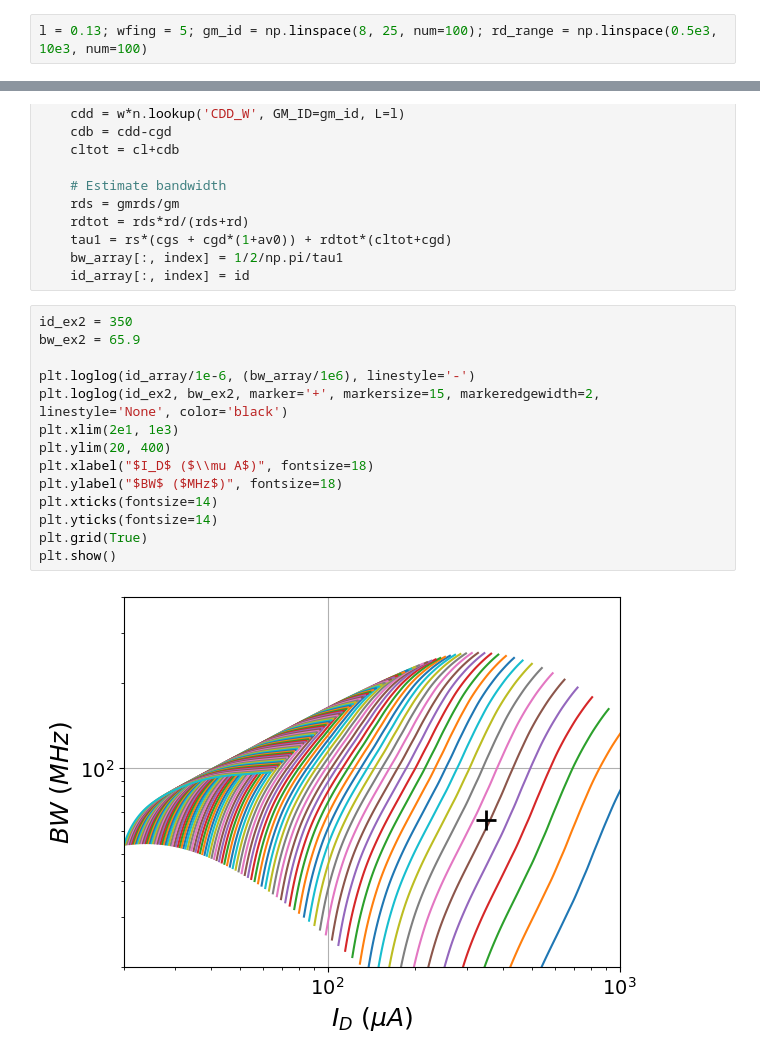
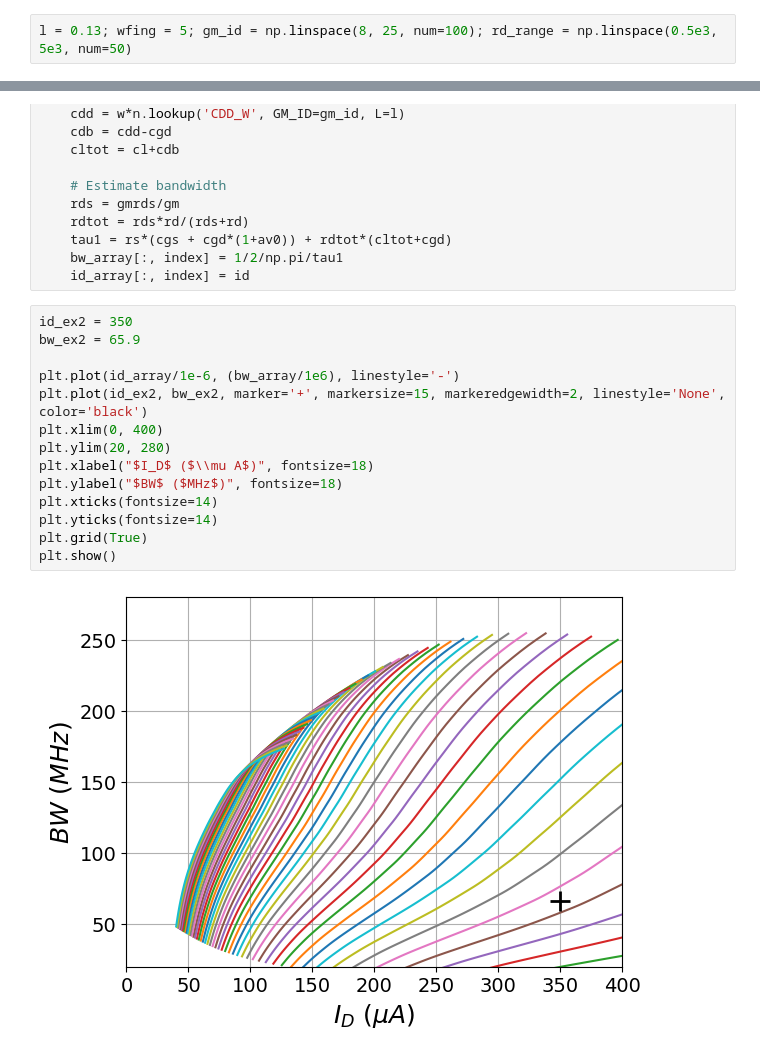
Before and after one commit to bmurmann/CircuitInsights2026, a Jupyter notebook: example3/example3.ipynb, the cells around one changed output, grey strips where cells are left out. Saved outputs shown, nothing was run; the diff lists cells and outputs as text.

```diff
--- a/example3/example3.ipynb
+++ b/example3/example3.ipynb
@@ -15,7 +15,7 @@ av0 = 4; rs = 10e3; cl = 200e-15
 # %% [markdown]
 #### Design choices
 # %%
-l = 0.13; wfing = 5; gm_id = np.linspace(8, 25, num=100); rd_range = np.linspace(0.5e3, 10e3, num=100)
+l = 0.13; wfing = 5; gm_id = np.linspace(8, 25, num=100); rd_range = np.linspace(0.5e3, 5e3, num=50)
 # %% [markdown]
 #### Sizing and benchmarking
 # %%
@@ -45,16 +45,16 @@ for index in range(len(rd_range)):
 # %%
 id_ex2 = 350
 bw_ex2 = 65.9
 
-plt.loglog(id_array/1e-6, (bw_array/1e6), linestyle='-')
-plt.loglog(id_ex2, bw_ex2, marker='+', markersize=15, markeredgewidth=2, linestyle='None', color='black')
-plt.xlim(2e1, 1e3)
-plt.ylim(20, 400)
+plt.plot(id_array/1e-6, (bw_array/1e6), linestyle='-')
+plt.plot(id_ex2, bw_ex2, marker='+', markersize=15, markeredgewidth=2, linestyle='None', color='black')
+plt.xlim(0, 400)
+plt.ylim(20, 280)
 plt.xlabel("$I_D$ ($\\mu A$)", fontsize=18)
 plt.ylabel("$BW$ ($MHz$)", fontsize=18)
 plt.xticks(fontsize=14)
 plt.yticks(fontsize=14)
 plt.grid(True)
 plt.show()
 # %% [output]
-[figure, old version]
+[figure, new version]
```
